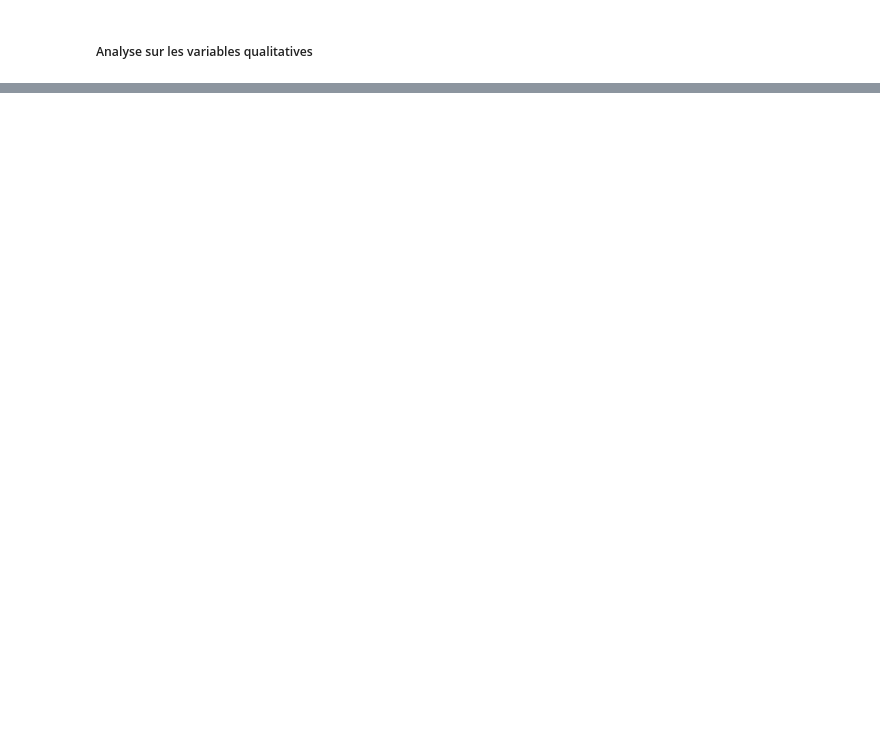
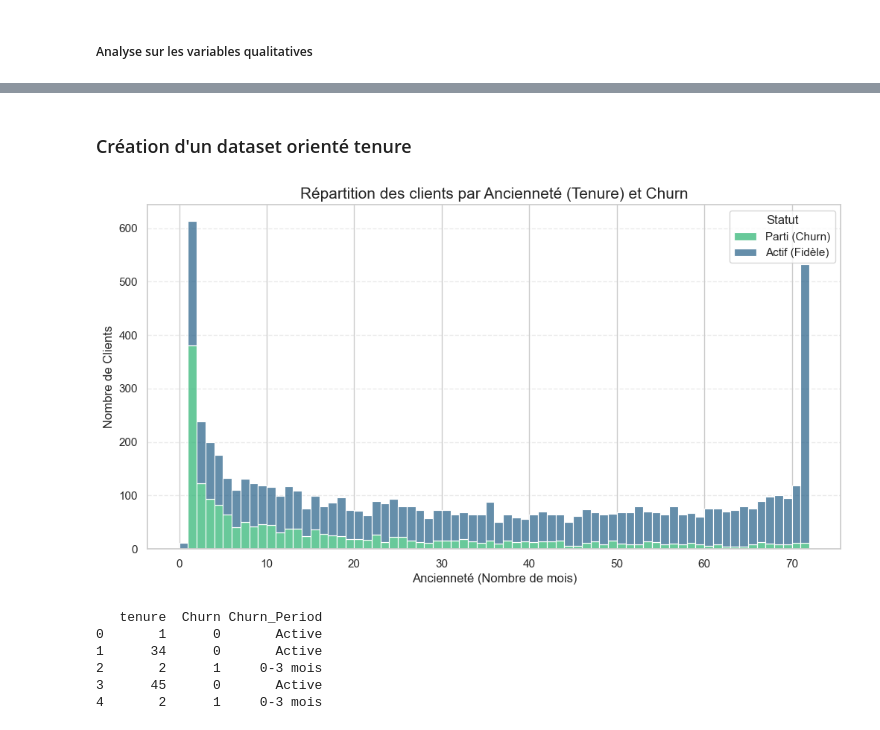
Before and after one commit to Bapt1st3/Telco_Customer_Prediction, a Jupyter notebook: data_prep copy.ipynb, the cells around one changed output, grey strips where cells are left out. Saved outputs shown, nothing was run; the diff lists cells and outputs as text; code cells hidden in the pictures; blank space fills up the shorter version.

Commit message:
feat: added stratified churn periods based on customer tenure

```diff
--- a/data_prep copy.ipynb
+++ b/data_prep copy.ipynb
@@ -132,0 +245,45 @@ plt.show()
+# %% [markdown]
+### Création d'un dataset orienté tenure
+# %%
+
+df = pd.read_csv('dataset/cleaned_dataset_v2.csv')
+
+plt.figure(figsize=(12, 6))
+
+sns.histplot(data=df, x='tenure', hue='Churn', multiple='stack', bins=72, palette='viridis')
+
+plt.title('Répartition des clients par Ancienneté (Tenure) et Churn', fontsize=15)
+plt.xlabel('Ancienneté (Nombre de mois)', fontsize=12)
+plt.ylabel('Nombre de Clients', fontsize=12)
+plt.legend(title='Statut', labels=['Parti (Churn)', 'Actif (Fidèle)'])
+plt.grid(axis='y', linestyle='--', alpha=0.4)
+
+plt.show()
+# %% [output]
+[figure, added]
+# %%
+
+df = pd.read_csv('dataset/cleaned_dataset_v2.csv')
+
+
+def categoriser_churn(row):
+    if row['Churn'] == 0:
+        return 'Active'
+    else:
+        borne_sup = int(np.ceil(row['tenure'] / 3) * 3)
+        if borne_sup == 0: borne_sup = 3
+        borne_inf = borne_sup - 3
+        return f"{borne_inf}-{borne_sup} mois"
+
+df['Churn_Period'] = df.apply(categoriser_churn, axis=1)
+
+df.to_csv('dataset/dataset_churn_3_mois.csv', index=False)
+s
+print(df[['tenure', 'Churn', 'Churn_Period']].head())
+# %% [output]
+   tenure  Churn Churn_Period
+0       1      0       Active
+1      34      0       Active
+2       2      1     0-3 mois
+3      45      0       Active
+4       2      1     0-3 mois
```
Also changed, not shown: parts of 16 cells of this notebook.
